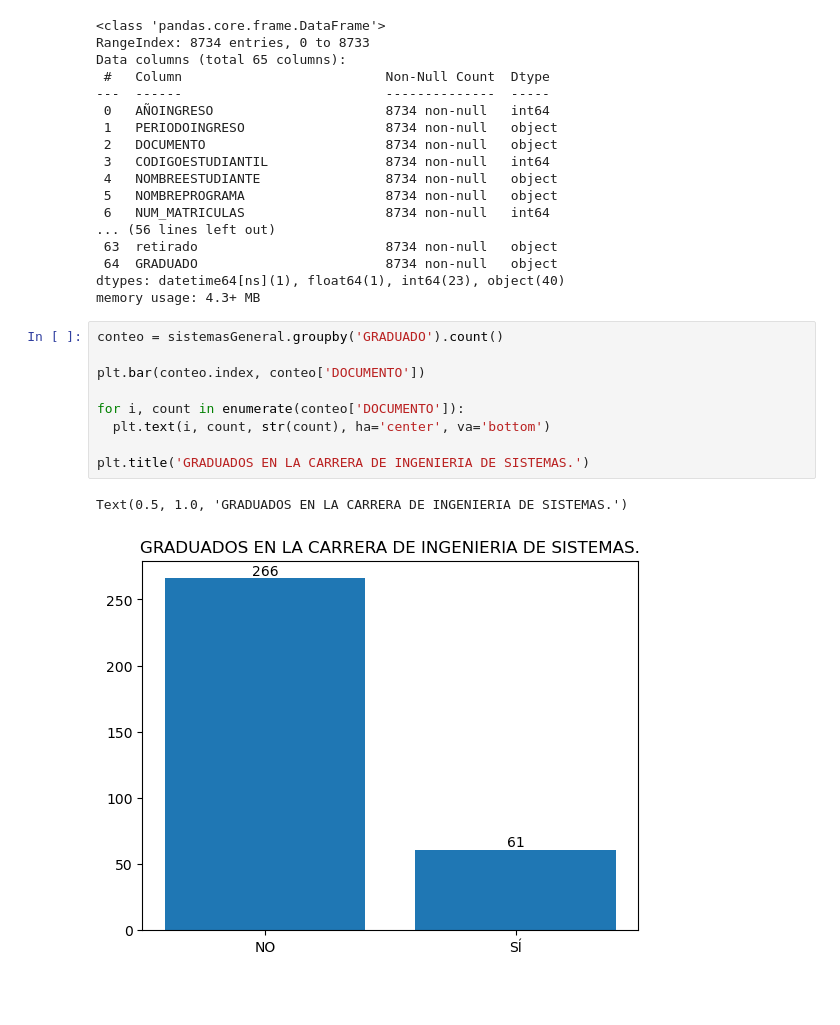
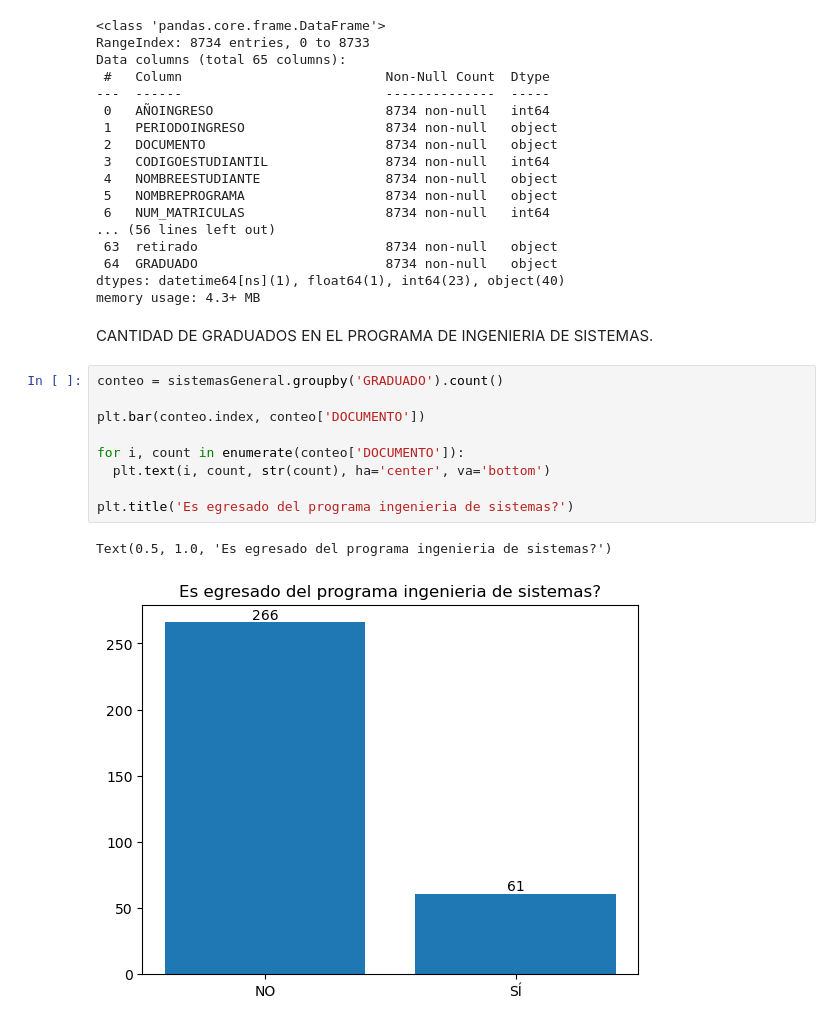
Before and after one commit to TheJokerV/PracticasEmpresariales, a Jupyter notebook: Diagramas.ipynb, the cells around one changed output. Saved outputs shown, nothing was run; the diff lists cells and outputs as text; blank space fills up the shorter version.

Commit message:
Nuevos diagramas y un nuevo archivo para ETL

```diff
--- a/Diagramas.ipynb
+++ b/Diagramas.ipynb
@@ -28,15 +28,17 @@ Data columns (total 65 columns):
  64  GRADUADO                        8734 non-null   object
 dtypes: datetime64[ns](1), float64(1), int64(23), object(40)
 memory usage: 4.3+ MB
-# %%
-conteo = sistemasGeneral.groupby('GRADUADO').count()
-
-plt.bar(conteo.index, conteo['DOCUMENTO'])
-
-for i, count in enumerate(conteo['DOCUMENTO']):
-  plt.text(i, count, str(count), ha='center', va='bottom')
-
-plt.title('GRADUADOS EN LA CARRERA DE INGENIERIA DE SISTEMAS.')
-# %% [output]
-Text(0.5, 1.0, 'GRADUADOS EN LA CARRERA DE INGENIERIA DE SISTEMAS.')
-[figure, removed]
+# %% [markdown]
+CANTIDAD DE GRADUADOS EN EL PROGRAMA DE INGENIERIA DE SISTEMAS.
+# %%
+conteo = sistemasGeneral.groupby('GRADUADO').count()
+
+plt.bar(conteo.index, conteo['DOCUMENTO'])
+
+for i, count in enumerate(conteo['DOCUMENTO']):
+  plt.text(i, count, str(count), ha='center', va='bottom')
+
+plt.title('Es egresado del programa ingenieria de sistemas?')
+# %% [output]
+Text(0.5, 1.0, 'Es egresado del programa ingenieria de sistemas?')
+[figure, added]
```
Also changed, not shown: parts of 6 cells of this notebook, 1 other file.
